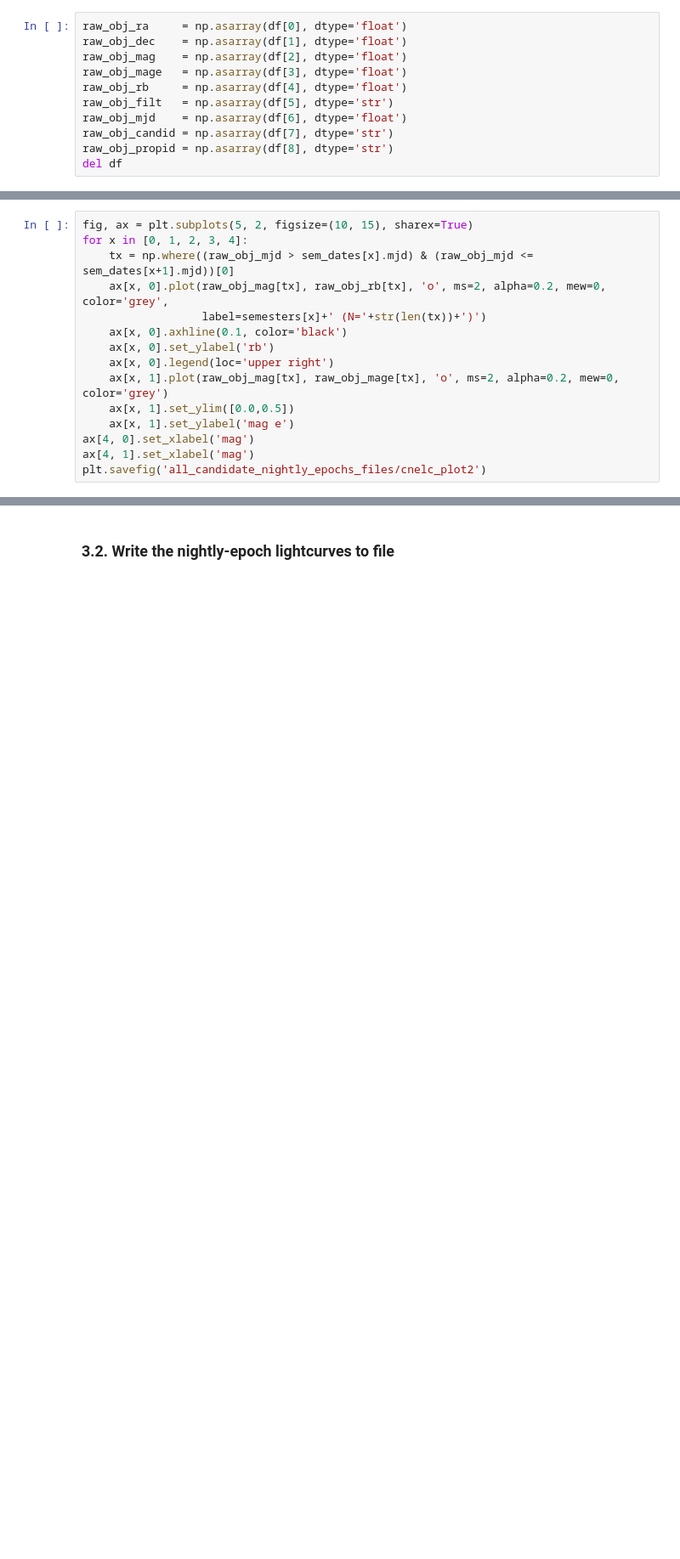
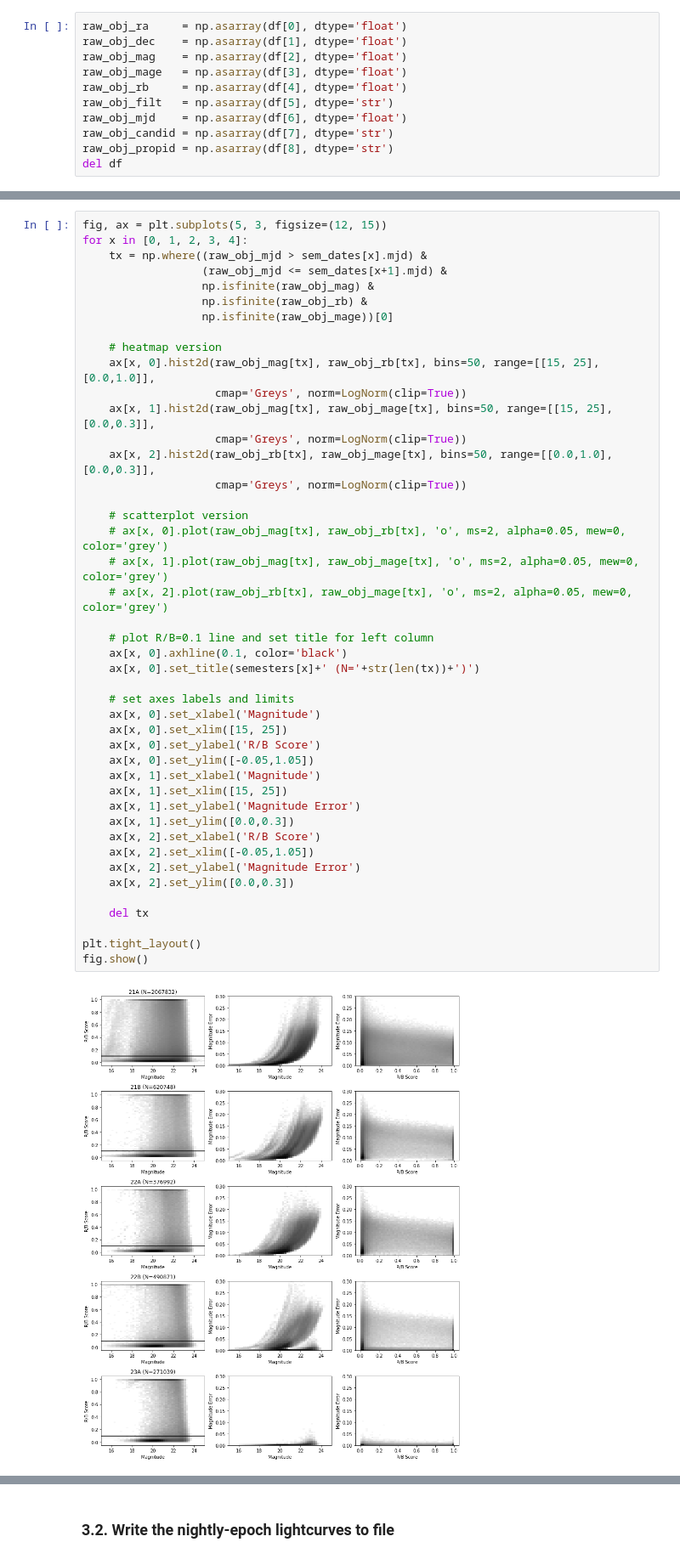
Before and after one commit to MelissaGraham/decam_ddf_tools, a Jupyter notebook: transients_science/create_nightly_epoch_lightcurves.ipynb, the cells around one changed output, grey strips where cells are left out. Shown at 85% size. Saved outputs shown, nothing was run; the diff lists cells and outputs as text; blank space fills up the shorter version.

```diff
--- a/transients_science/create_nightly_epoch_lightcurves.ipynb
+++ b/transients_science/create_nightly_epoch_lightcurves.ipynb
@@ -144,15 +170,46 @@ plt.show()
 # %%
-fig, ax = plt.subplots(5, 2, figsize=(10, 15), sharex=True)
+fig, ax = plt.subplots(5, 3, figsize=(12, 15))
 for x in [0, 1, 2, 3, 4]:
-    tx = np.where((raw_obj_mjd > sem_dates[x].mjd) & (raw_obj_mjd <= sem_dates[x+1].mjd))[0]
-    ax[x, 0].plot(raw_obj_mag[tx], raw_obj_rb[tx], 'o', ms=2, alpha=0.2, mew=0, color='grey',
-                  label=semesters[x]+' (N='+str(len(tx))+')')
+    tx = np.where((raw_obj_mjd > sem_dates[x].mjd) &
+                  (raw_obj_mjd <= sem_dates[x+1].mjd) &
+                  np.isfinite(raw_obj_mag) &
+                  np.isfinite(raw_obj_rb) &
+                  np.isfinite(raw_obj_mage))[0]
+
+    # heatmap version
+    ax[x, 0].hist2d(raw_obj_mag[tx], raw_obj_rb[tx], bins=50, range=[[15, 25],[0.0,1.0]],
+                    cmap='Greys', norm=LogNorm(clip=True))
+    ax[x, 1].hist2d(raw_obj_mag[tx], raw_obj_mage[tx], bins=50, range=[[15, 25],[0.0,0.3]],
+                    cmap='Greys', norm=LogNorm(clip=True))
+    ax[x, 2].hist2d(raw_obj_rb[tx], raw_obj_mage[tx], bins=50, range=[[0.0,1.0],[0.0,0.3]],
+                    cmap='Greys', norm=LogNorm(clip=True))
+
+    # scatterplot version
+    # ax[x, 0].plot(raw_obj_mag[tx], raw_obj_rb[tx], 'o', ms=2, alpha=0.05, mew=0, color='grey')
+    # ax[x, 1].plot(raw_obj_mag[tx], raw_obj_mage[tx], 'o', ms=2, alpha=0.05, mew=0, color='grey')
+    # ax[x, 2].plot(raw_obj_rb[tx], raw_obj_mage[tx], 'o', ms=2, alpha=0.05, mew=0, color='grey')
+
+    # plot R/B=0.1 line and set title for left column
     ax[x, 0].axhline(0.1, color='black')
-    ax[x, 0].set_ylabel('rb')
-    ax[x, 0].legend(loc='upper right')
-    ax[x, 1].plot(raw_obj_mag[tx], raw_obj_mage[tx], 'o', ms=2, alpha=0.2, mew=0, color='grey')
-    ax[x, 1].set_ylim([0.0,0.5])
-    ax[x, 1].set_ylabel('mag e')
-ax[4, 0].set_xlabel('mag')
-ax[4, 1].set_xlabel('mag')
-plt.savefig('all_candidate_nightly_epochs_files/cnelc_plot2')
+    ax[x, 0].set_title(semesters[x]+' (N='+str(len(tx))+')')
+
+    # set axes labels and limits
+    ax[x, 0].set_xlabel('Magnitude')
+    ax[x, 0].set_xlim([15, 25])
+    ax[x, 0].set_ylabel('R/B Score')
+    ax[x, 0].set_ylim([-0.05,1.05])
+    ax[x, 1].set_xlabel('Magnitude')
+    ax[x, 1].set_xlim([15, 25])
+    ax[x, 1].set_ylabel('Magnitude Error')
+    ax[x, 1].set_ylim([0.0,0.3])
+    ax[x, 2].set_xlabel('R/B Score')
+    ax[x, 2].set_xlim([-0.05,1.05])
+    ax[x, 2].set_ylabel('Magnitude Error')
+    ax[x, 2].set_ylim([0.0,0.3])
+
+    del tx
+
+plt.tight_layout()
+fig.show()
+# %% [output]
+[figure, added]
```
Also changed, not shown: parts of 57 cells of this notebook, 7 other files.
